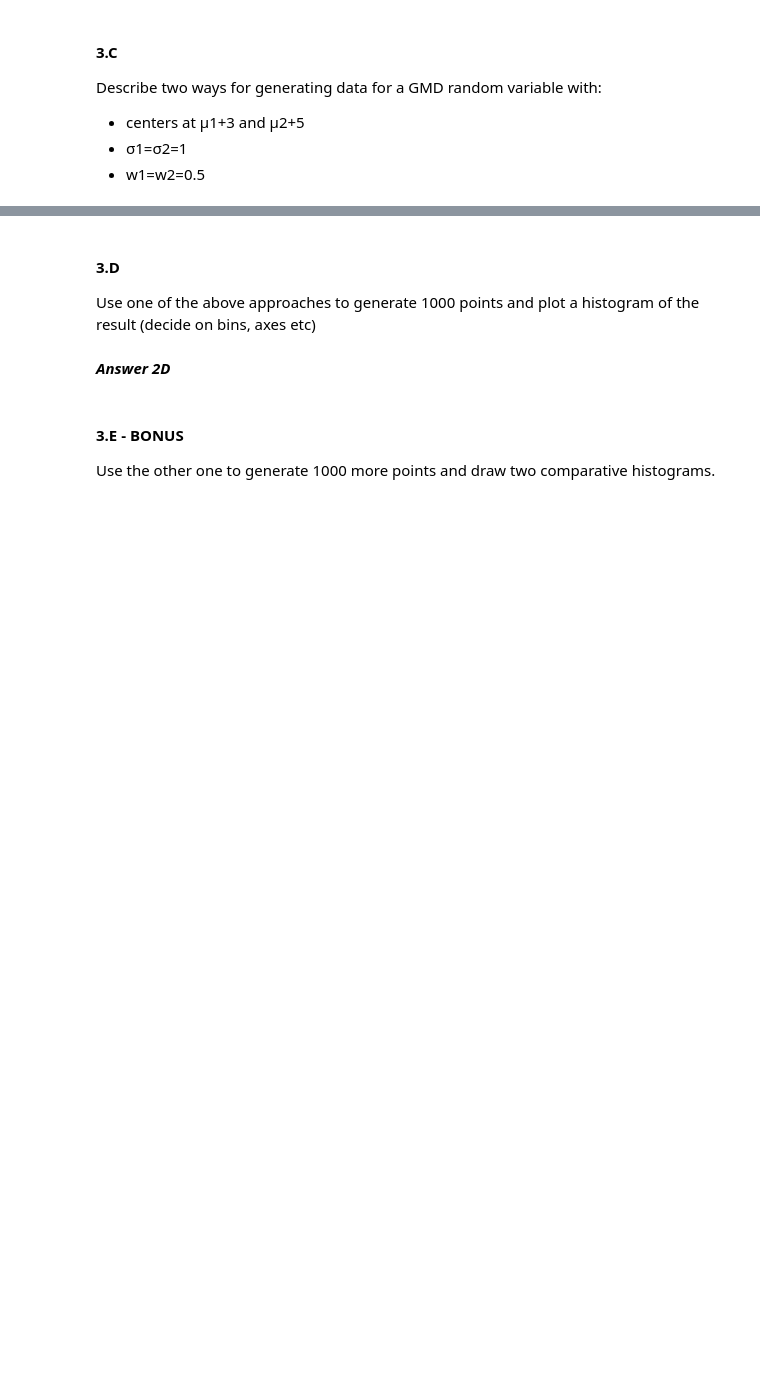
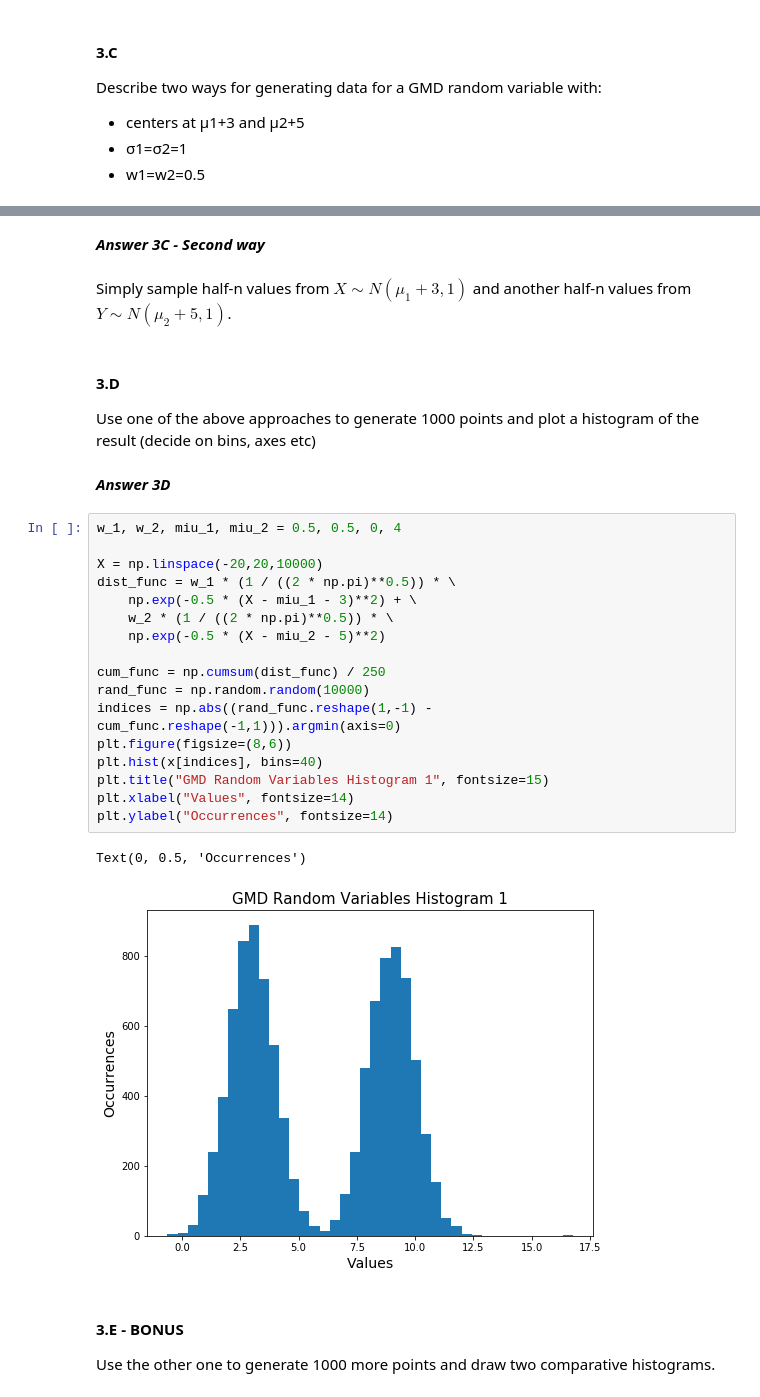
Before and after one commit to mayakerem/StatisticsDataAnalysis, a Jupyter notebook: HW2.ipynb, the cells around one changed output, grey strips where cells are left out. Cells and saved outputs as stored; diff of their text form; blank space fills up the shorter version.

```diff
--- a/HW2.ipynb
+++ b/HW2.ipynb
@@ -264,8 +365,32 @@ Describe two ways for generating data for a GMD random variable with:
+# %% [markdown]
+*__Answer 3C - Second way__*
+# %% [markdown]
+Simply sample half-n values from $X \sim N(\mu_1 + 3, 1)$ and another half-n values from $Y \sim N(\mu_2 + 5, 1)$.
 # %% [markdown]
 #### 3.D
 Use one of the above approaches to generate 1000 points and plot a histogram of the result (decide on bins, axes etc)
 # %% [markdown]
-*__Answer 2D__*
+*__Answer 3D__*
+# %%
+w_1, w_2, miu_1, miu_2 = 0.5, 0.5, 0, 4
+
+X = np.linspace(-20,20,10000)
+dist_func = w_1 * (1 / ((2 * np.pi)**0.5)) * \
+    np.exp(-0.5 * (X - miu_1 - 3)**2) + \
+    w_2 * (1 / ((2 * np.pi)**0.5)) * \
+    np.exp(-0.5 * (X - miu_2 - 5)**2)
+
+cum_func = np.cumsum(dist_func) / 250
+rand_func = np.random.random(10000)
+indices = np.abs((rand_func.reshape(1,-1) - cum_func.reshape(-1,1))).argmin(axis=0)
+plt.figure(figsize=(8,6))
+plt.hist(x[indices], bins=40)
+plt.title("GMD Random Variables Histogram 1", fontsize=15)
+plt.xlabel("Values", fontsize=14)
+plt.ylabel("Occurrences", fontsize=14)
+# %% [output]
+Text(0, 0.5, 'Occurrences')
+[figure, added]
 # %% [markdown]
 #### 3.E - BONUS
 Use the other one to generate 1000 more points and draw two comparative histograms.
```
Also changed, not shown: parts of 16 cells of this notebook.
